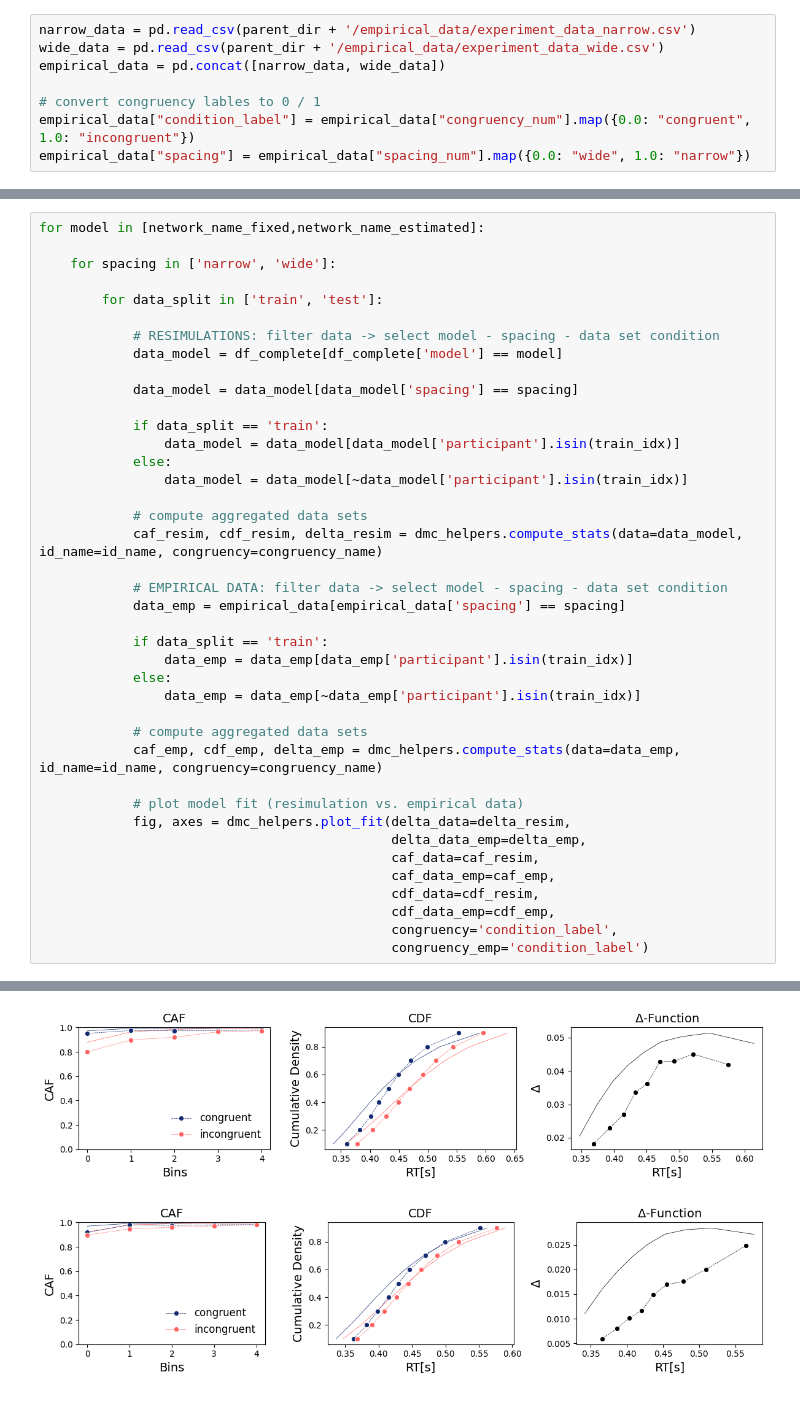
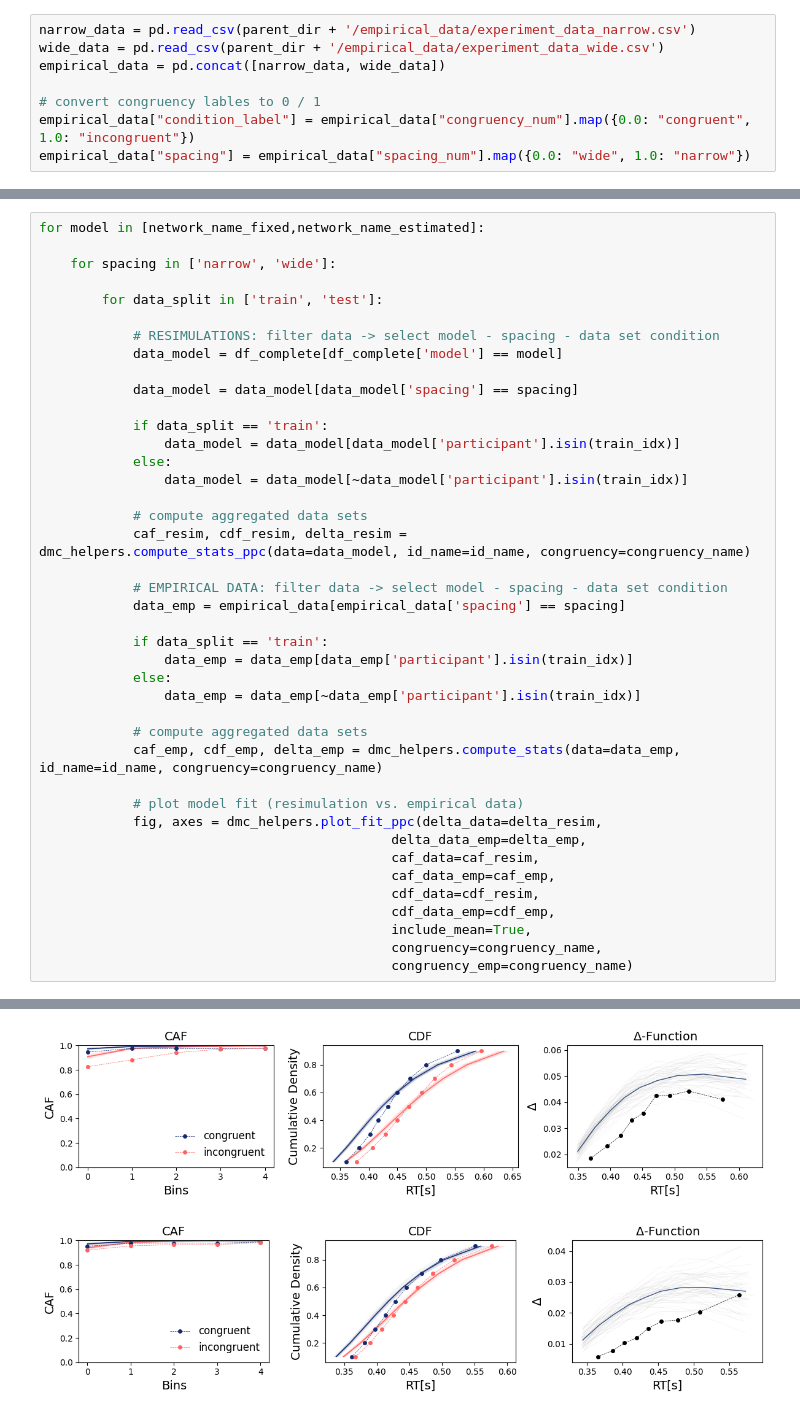
Before and after one commit to simschaefer/amortized-dmc, a Jupyter notebook: plot_scripts/posterior_predictive_checks.ipynb, the cells around one changed output, grey strips where cells are left out. Drawn from its saved outputs; the diff is of its cells as text.

```diff
--- a/plot_scripts/posterior_predictive_checks.ipynb
+++ b/plot_scripts/posterior_predictive_checks.ipynb
@@ -86,7 +85,7 @@ for model in [network_name_fixed,network_name_estimated]:
                 data_model = data_model[~data_model['participant'].isin(train_idx)]
 
             # compute aggregated data sets
-            caf_resim, cdf_resim, delta_resim = dmc_helpers.compute_stats(data=data_model, id_name=id_name, congruency=congruency_name)
+            caf_resim, cdf_resim, delta_resim = dmc_helpers.compute_stats_ppc(data=data_model, id_name=id_name, congruency=congruency_name)
 
             # EMPIRICAL DATA: filter data -> select model - spacing - data set condition
             data_emp = empirical_data[empirical_data['spacing'] == spacing]
@@ -100,12 +99,13 @@ for model in [network_name_fixed,network_name_estimated]:
             caf_emp, cdf_emp, delta_emp = dmc_helpers.compute_stats(data=data_emp, id_name=id_name, congruency=congruency_name)
 
             # plot model fit (resimulation vs. empirical data)
-            fig, axes = dmc_helpers.plot_fit(delta_data=delta_resim,
+            fig, axes = dmc_helpers.plot_fit_ppc(delta_data=delta_resim,
                                              delta_data_emp=delta_emp,
                                              caf_data=caf_resim,
                                              caf_data_emp=caf_emp,
                                              cdf_data=cdf_resim,
                                              cdf_data_emp=cdf_emp,
-                                             congruency='condition_label',
-                                             congruency_emp='condition_label')
+                                             include_mean=True,
+                                             congruency=congruency_name,
+                                             congruency_emp=congruency_name)
 # %% [output]
@@ -113,2 +113,2 @@ for model in [network_name_fixed,network_name_estimated]:
-[figure, old version]
+[figure, new version]
-[figure, old version]
+[figure, new version]
```
Also changed, not shown: parts of 2 cells of this notebook, 7 other files.
